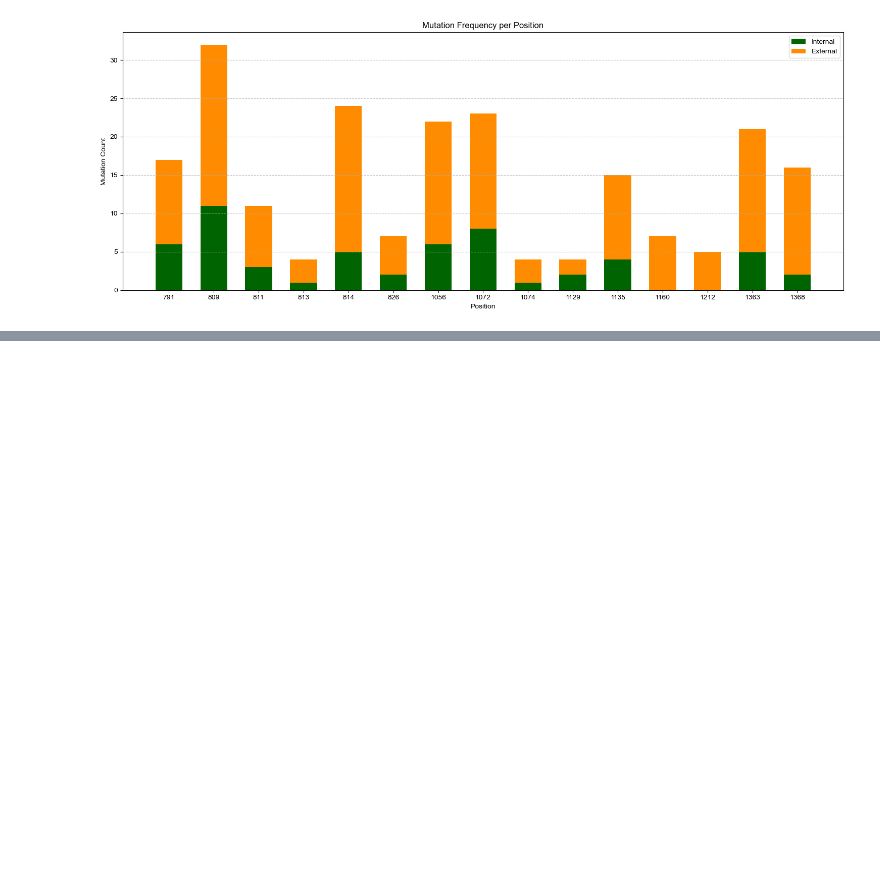
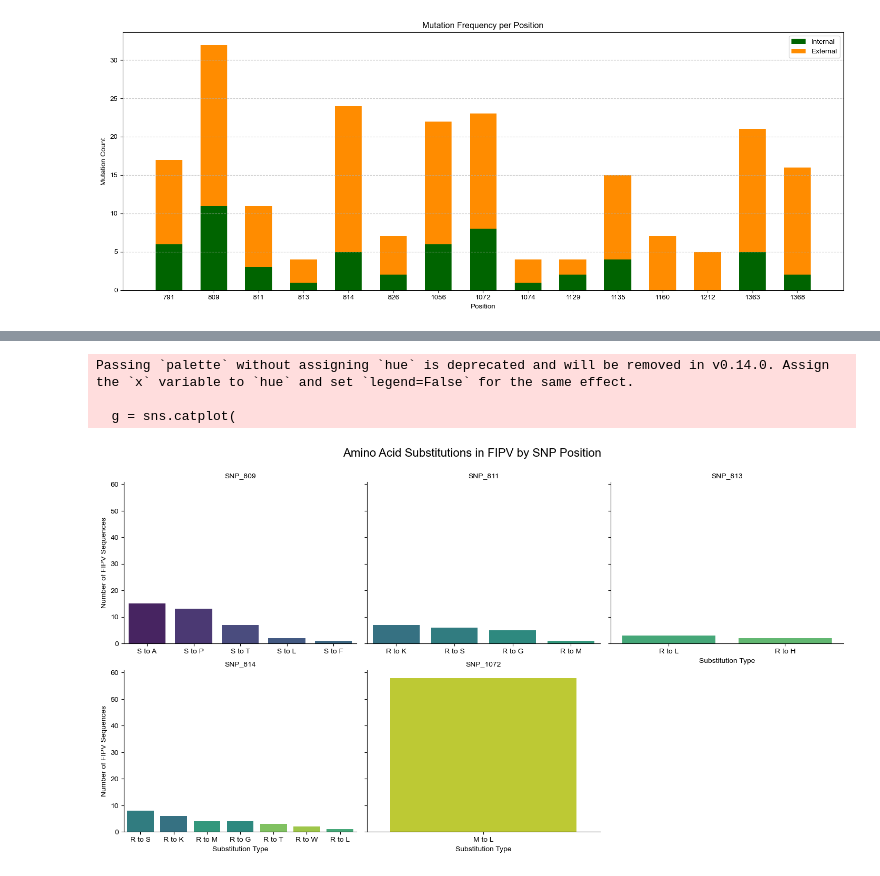
Before and after one commit to skawakubo/FCoV-evolution, a Jupyter notebook: Fig3_FCoV_tree_with_key_mutations/branch_mut_count.ipynb, the cells around one changed output, grey strips where cells are left out. Saved outputs shown, nothing was run; the diff lists cells and outputs as text; code cells hidden in the pictures; blank space fills up the shorter version.

```diff
--- a/Fig3_FCoV_tree_with_key_mutations/branch_mut_count.ipynb
+++ b/Fig3_FCoV_tree_with_key_mutations/branch_mut_count.ipynb
@@ -620,0 +668,60 @@ plt.show()
+# %%
+import pandas as pd
+import matplotlib.pyplot as plt
+import seaborn as sns
+
+# 1. ファイル読み込みと設定
+file_path = '/Users/izumikida/FCoV-evolution/Fig3_FCoV_tree_with_key_mutations/tree_annotation_biotype_SNP.csv'
+df = pd.read_csv(file_path)
+
+target_positions = ['SNP_809', 'SNP_811', 'SNP_813', 'SNP_814', 'SNP_1072']
+consensus = {'SNP_809': 'S', 'SNP_811': 'R', 'SNP_813': 'R', 'SNP_814': 'R', 'SNP_1072': 'M'}
+
+# 2. FIPVの置換データを整形
+fipv_df = df[df['biotype'] == 'FIPV'].copy()
+plot_data = []
+
+for pos in target_positions:
+    ref = consensus[pos]
+    # コンセンサス以外のアミノ酸をカウント
+    mut_counts = fipv_df[fipv_df[pos] != ref][pos].value_counts()
+
+    for aa, count in mut_counts.items():
+        # 欠損値 '-' は除外（必要に応じて）
+        if aa == '-': continue
+
+        plot_data.append({
+            'SNP_Position': pos,
+            'Mutation': f"{ref} to {aa}",
+            'Count': count
+        })
+
+plot_df = pd.DataFrame(plot_data)
+
+# 3. SNPごとにグラフを分けて描画 (FacetGridを使用)
+# col_wrap=3 とすることで、1行に3つまでグラフを並べます
+g = sns.catplot(
+    data=plot_df,
+    kind="bar",
+    x="Mutation",
+    y="Count",
+    col="SNP_Position",
+    col_wrap=3,
+    sharex=False, # 各グラフのX軸（置換の種類）を独立させる
+    palette="viridis",
+    height=4,
+    aspect=1.2
+)
+
+# レイアウト調整
+g.set_titles("{col_name}")
+g.set_axis_labels("Substitution Type", "Number of FIPV Sequences")
+plt.subplots_adjust(top=0.9)
+g.fig.suptitle('Amino Acid Substitutions in FIPV by SNP Position', fontsize=16)
+
+plt.show()
+# %% [output]
+Passing `palette` without assigning `hue` is deprecated and will be removed in v0.14.0. Assign the `x` variable to `hue` and set `legend=False` for the same effect.
+
+  g = sns.catplot(
+[figure, added]
```
Also changed, not shown: parts of 3 cells of this notebook, 1 other file.
